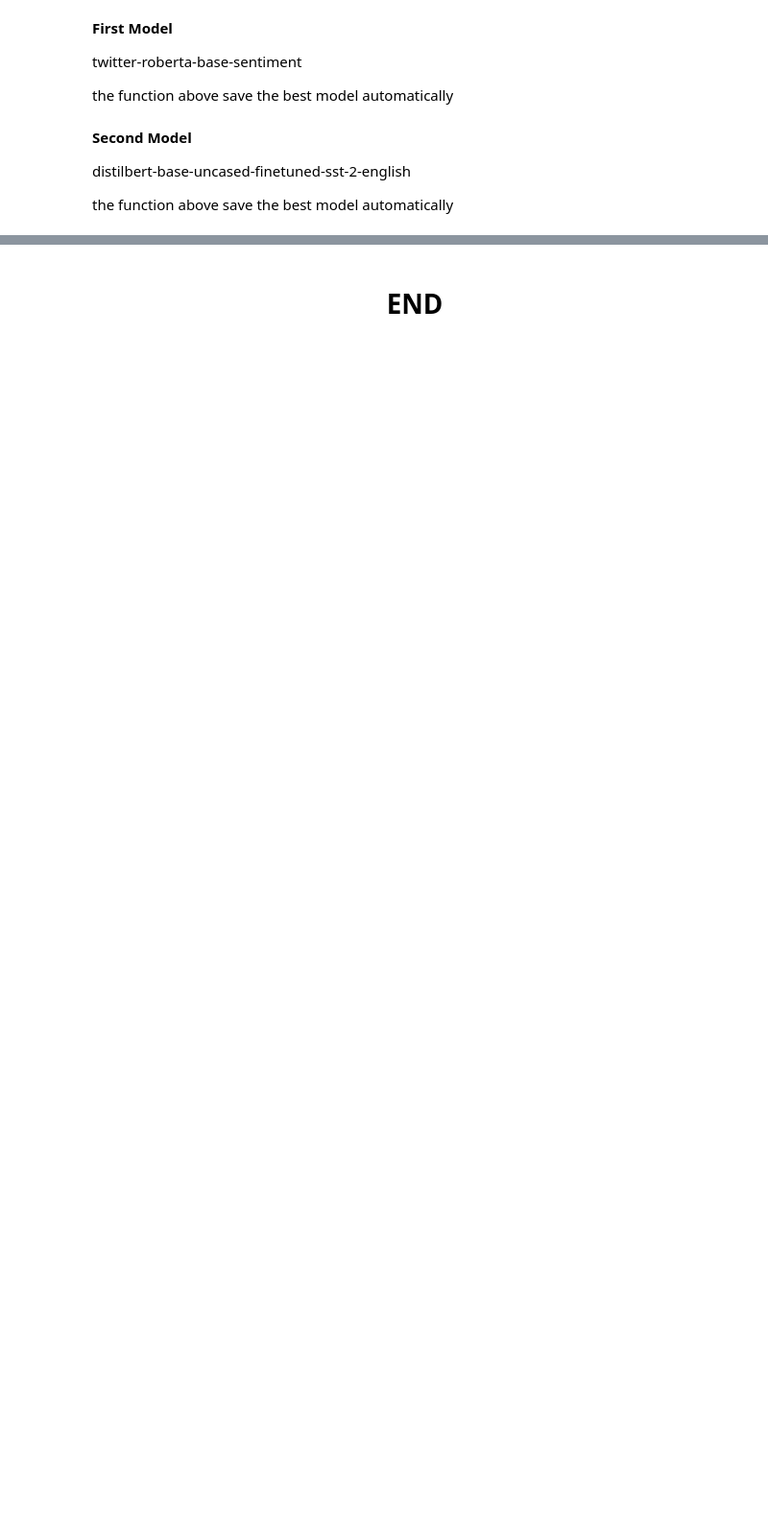
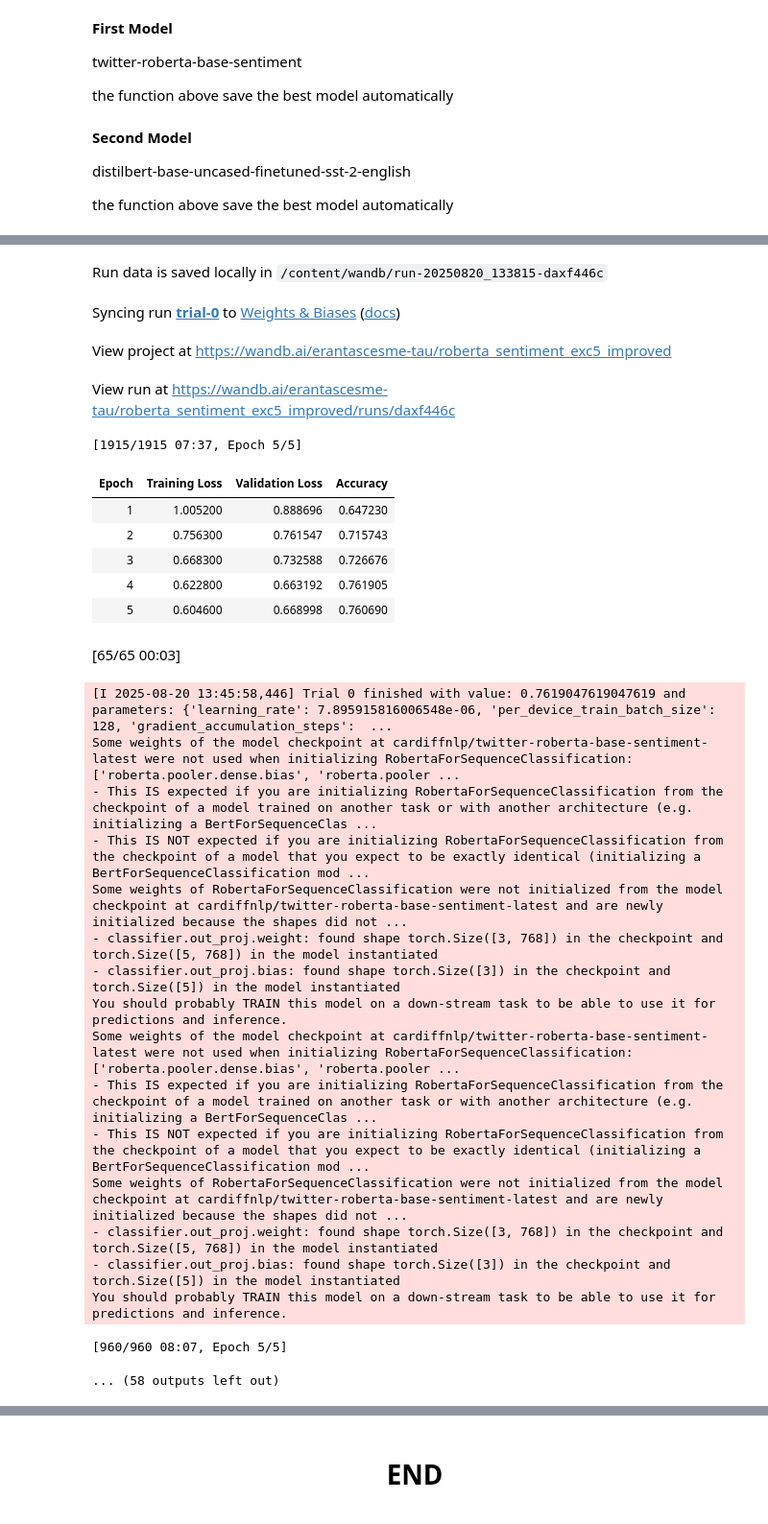
Before and after one commit to erantascesme/Advanced_Topics_in_Dl_Project, a Jupyter notebook: notebooks/Training_exc_5.ipynb, the cells around one changed output, grey strips where cells are left out. Shown: that part at 96% size. Saved outputs shown, nothing was run; the diff lists cells and outputs as text; code cells hidden in the pictures; blank space fills up the shorter version.

```diff
--- a/notebooks/Training_exc_5.ipynb
+++ b/notebooks/Training_exc_5.ipynb
@@ -118,10 +114,10 @@ Following the results from training based on excercise 4, we concluded that we c
 # %%
 # Load CSV files
 
-drive_path = "/content/drive/My Drive/Colab Notebooks/"
+drive_path = "data/"
 
 train_dataset = pd.read_csv(drive_path + "train_balanced.csv", encoding="ISO-8859-1")
-eval_dataset = pd.read_csv(drive_path + "val_balanced.csv", encoding="ISO-8859-1")
+eval_dataset = pd.read_csv(drive_path + "val_clean.csv", encoding="ISO-8859-1")
 # %% [markdown]
 **Training Classes and Methods**
 
@@ -345,0 +341,21 @@ best_model_distil_path, best_distil_run = train_with_optuna_wandb(
+# %%
+# --- Load CSV files from your Drive ---
+drive_path = "data/"
+
+train_df = pd.read_csv(drive_path + "train_balanced.csv", encoding="ISO-8859-1")
+eval_df = pd.read_csv(drive_path + "val_clean.csv", encoding="ISO-8859-1")
+test_df = pd.read_csv(drive_path + "test_clean.csv", encoding="ISO-8859-1")
+
+for df in [train_df, eval_df, test_df]:
+    df['text'] = df['text'].fillna('').astype(str)
+
+# For consistency, rename the label column to 'labels'
+train_df = train_df.rename(columns={'label': 'labels'})
+eval_df = eval_df.rename(columns={'label': 'labels'})
+test_df = test_df.rename(columns={'label': 'labels'})
+
+
+# Convert pandas DataFrames to Hugging Face Datasets
+train_dataset = Dataset.from_pandas(train_df)
+eval_dataset = Dataset.from_pandas(eval_df)
+test_dataset = Dataset.from_pandas(test_df)
@@ -345,0 +540,21 @@ best_model_distil_path, best_distil_run = train_with_optuna_wandb(
+# %%
+PROJECT_NAME = "roberta_sentiment_exc5_improved"
+MODEL_NAME = "cardiffnlp/twitter-roberta-base-sentiment-latest"
+N_TRIALS = 12  # Number of Optuna trials to run
+N_EPOCHS = 5  # Number of epochs for each training run
+
+# --- Run the experiment ---
+best_model_path, best_params = run_hyperparameter_search_and_train(
+    project_name=PROJECT_NAME,
+    model_name=MODEL_NAME,
+    train_dataset=train_dataset,
+    eval_dataset=eval_dataset,
+    test_dataset=test_dataset,
+    num_labels=5,
+    n_trials=N_TRIALS,
+    num_train_epochs=N_EPOCHS
+)
+
+
+print(f"Best hyperparameters: {best_params}")
+# %% [output]
@@ -345,0 +578,29 @@ best_model_distil_path, best_distil_run = train_with_optuna_wandb(
+Run data is saved locally in /content/wandb/run-20250820_133815-daxf446c
+Syncing run trial-0 to Weights & Biases (docs)
+View project at https://wandb.ai/erantascesme-tau/roberta_sentiment_exc5_improved
+View run at https://wandb.ai/erantascesme-tau/roberta_sentiment_exc5_improved/runs/daxf446c
+[1915/1915 07:37, Epoch 5/5]
+| Epoch | Training Loss | Validation Loss | Accuracy |
+| 1 | 1.005200 | 0.888696 | 0.647230 |
+| 2 | 0.756300 | 0.761547 | 0.715743 |
+| 3 | 0.668300 | 0.732588 | 0.726676 |
+| 4 | 0.622800 | 0.663192 | 0.761905 |
+| 5 | 0.604600 | 0.668998 | 0.760690 |
+[65/65 00:03]
+[I 2025-08-20 13:45:58,446] Trial 0 finished with value: 0.7619047619047619 and parameters: {'learning_rate': 7.895915816006548e-06, 'per_device_train_batch_size': 128, 'gradient_accumulation_steps':  ...
+Some weights of the model checkpoint at cardiffnlp/twitter-roberta-base-sentiment-latest were not used when initializing RobertaForSequenceClassification: ['roberta.pooler.dense.bias', 'roberta.pooler ...
+- This IS expected if you are initializing RobertaForSequenceClassification from the checkpoint of a model trained on another task or with another architecture (e.g. initializing a BertForSequenceClas ...
+- This IS NOT expected if you are initializing RobertaForSequenceClassification from the checkpoint of a model that you expect to be exactly identical (initializing a BertForSequenceClassification mod ...
+Some weights of RobertaForSequenceClassification were not initialized from the model checkpoint at cardiffnlp/twitter-roberta-base-sentiment-latest and are newly initialized because the shapes did not ...
+- classifier.out_proj.weight: found shape torch.Size([3, 768]) in the checkpoint and torch.Size([5, 768]) in the model instantiated
+- classifier.out_proj.bias: found shape torch.Size([3]) in the checkpoint and torch.Size([5]) in the model instantiated
+You should probably TRAIN this model on a down-stream task to be able to use it for predictions and inference.
+Some weights of the model checkpoint at cardiffnlp/twitter-roberta-base-sentiment-latest were not used when initializing RobertaForSequenceClassification: ['roberta.pooler.dense.bias', 'roberta.pooler ...
+- This IS expected if you are initializing RobertaForSequenceClassification from the checkpoint of a model trained on another task or with another architecture (e.g. initializing a BertForSequenceClas ...
+- This IS NOT expected if you are initializing RobertaForSequenceClassification from the checkpoint of a model that you expect to be exactly identical (initializing a BertForSequenceClassification mod ...
+Some weights of RobertaForSequenceClassification were not initialized from the model checkpoint at cardiffnlp/twitter-roberta-base-sentiment-latest and are newly initialized because the shapes did not ...
+- classifier.out_proj.weight: found shape torch.Size([3, 768]) in the checkpoint and torch.Size([5, 768]) in the model instantiated
+- classifier.out_proj.bias: found shape torch.Size([3]) in the checkpoint and torch.Size([5]) in the model instantiated
+You should probably TRAIN this model on a down-stream task to be able to use it for predictions and inference.
+[960/960 08:07, Epoch 5/5]
+... (58 outputs left out)
```
Also changed, not shown: parts of 14 cells of this notebook, 3 other files.
